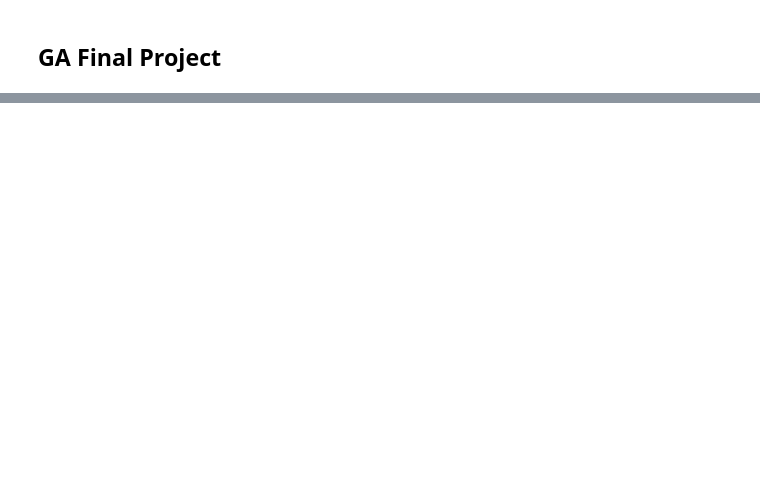
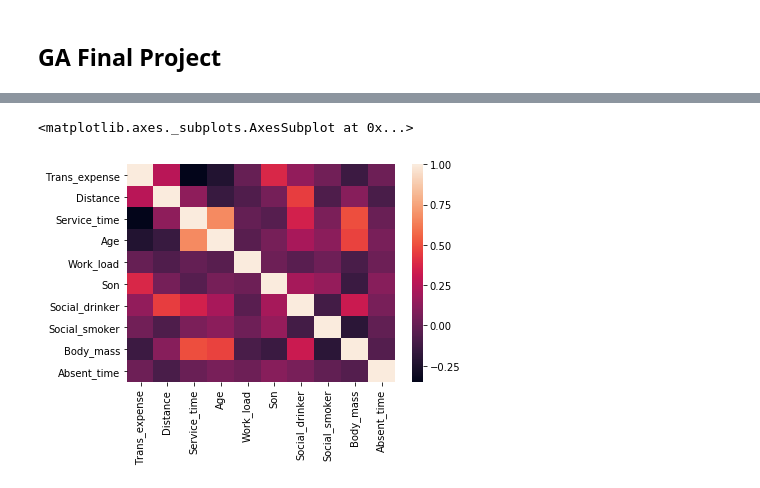
Before and after one commit to zimengqingfeng/FinalProject, a Jupyter notebook: Absenteeism_at_work.ipynb, the cells around one changed output, grey strips where cells are left out. Cells and saved outputs as stored; diff of their text form; code cells hidden in the pictures; blank space fills up the shorter version.

```diff
--- a/Absenteeism_at_work.ipynb
+++ b/Absenteeism_at_work.ipynb
@@ -112,0 +187,3 @@ absent.sort_values('ID', ascending=False).head()
+# %%
+# Create a new df with columns that have numeric values only
+absent_numeric = absent.drop(['ID', 'Reason', 'Season', 'Education'], axis=1)
@@ -112,0 +199,5 @@ absent.sort_values('ID', ascending=False).head()
+# %%
+sns.heatmap(absent_numeric.corr()) # Visualize correlation matrix in Seaborn using a heat map(includes only numeric columns).
+# %% [output]
+<matplotlib.axes._subplots.AxesSubplot at 0x...>
+[figure, added]
```
Also changed, not shown: parts of 32 cells of this notebook.
